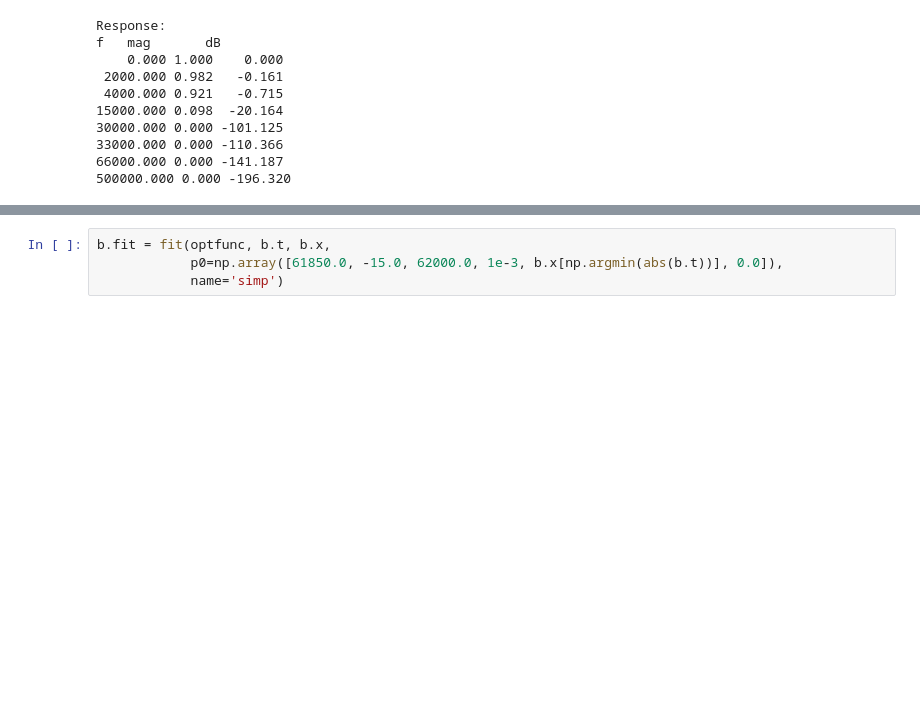
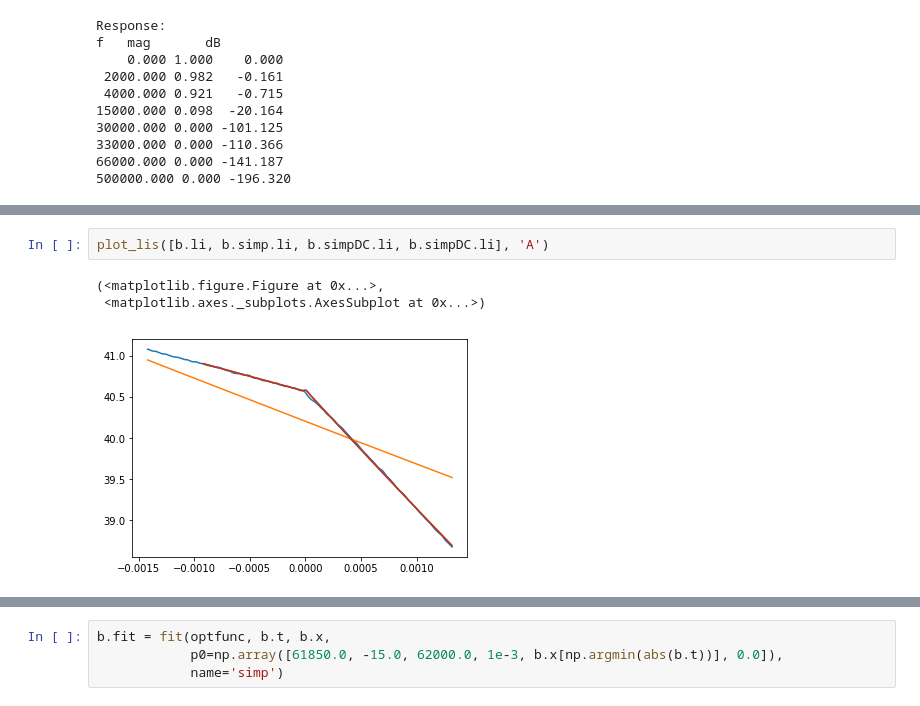
Before and after one commit to ryanpdwyer/1605-phasekick, a Jupyter notebook: notebooks/dc-ac-separation/model-near-zero-time-series.ipynb, the cells around one changed output, grey strips where cells are left out. Cells and saved outputs as stored; diff of their text form; blank space fills up the shorter version.

```diff
--- a/notebooks/dc-ac-separation/model-near-zero-time-series.ipynb
+++ b/notebooks/dc-ac-separation/model-near-zero-time-series.ipynb
@@ -254,0 +124,6 @@ f   mag       dB
+# %%
+plot_lis([b.li, b.simp.li, b.simpDC.li, b.simpDC.li], 'A')
+# %% [output]
+(<matplotlib.figure.Figure at 0x...>,
+ <matplotlib.axes._subplots.AxesSubplot at 0x...>)
+[figure, added]
```
Also changed, not shown: parts of 66 cells of this notebook, 2 other files.
